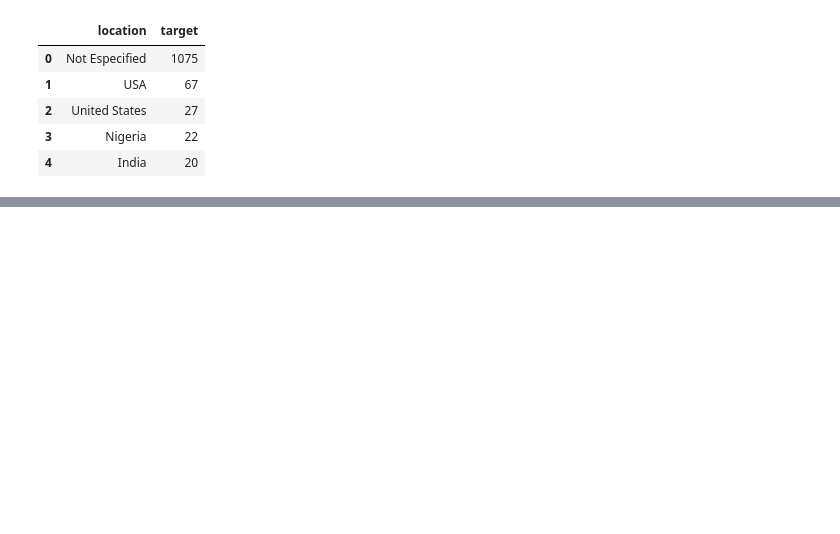
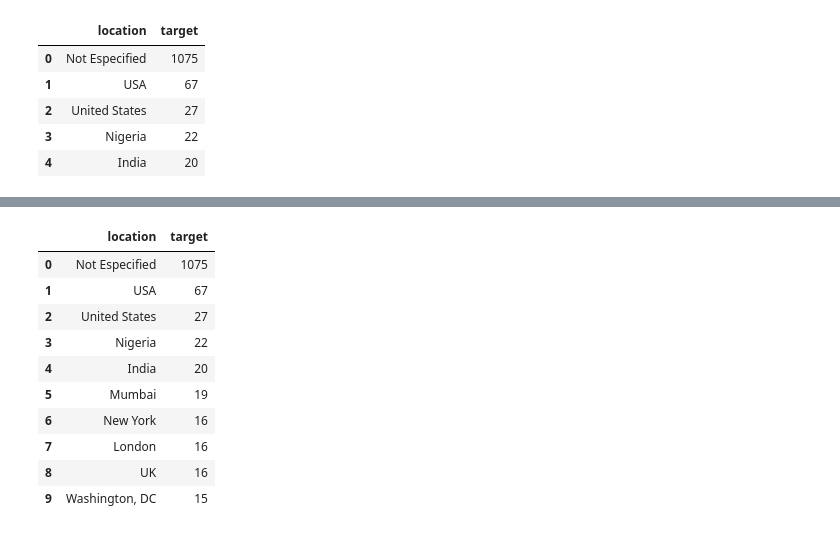
Before and after one commit to RiedelNicolas/TP1-Organizacion-de-Datos, a Jupyter notebook: Hugo.ipynb, the cells around one changed output, grey strips where cells are left out. Drawn from its saved outputs; the diff is of its cells as text; code cells hidden in the pictures; blank space fills up the shorter version.

```diff
--- a/Hugo.ipynb
+++ b/Hugo.ipynb
@@ -146,0 +147,14 @@ Text(0, 0.5, 'Locacion del Tweet')
+# %%
+tweets_by_loc.head(10)
+# %% [output]
+|  | location | target |
+| 0 | Not Especified | 1075 |
+| 1 | USA | 67 |
+| 2 | United States | 27 |
+| 3 | Nigeria | 22 |
+| 4 | India | 20 |
+| 5 | Mumbai | 19 |
+| 6 | New York | 16 |
+| 7 | London | 16 |
+| 8 | UK | 16 |
+| 9 | Washington, DC | 15 |
```
Also changed, not shown: parts of 5 cells of this notebook.
